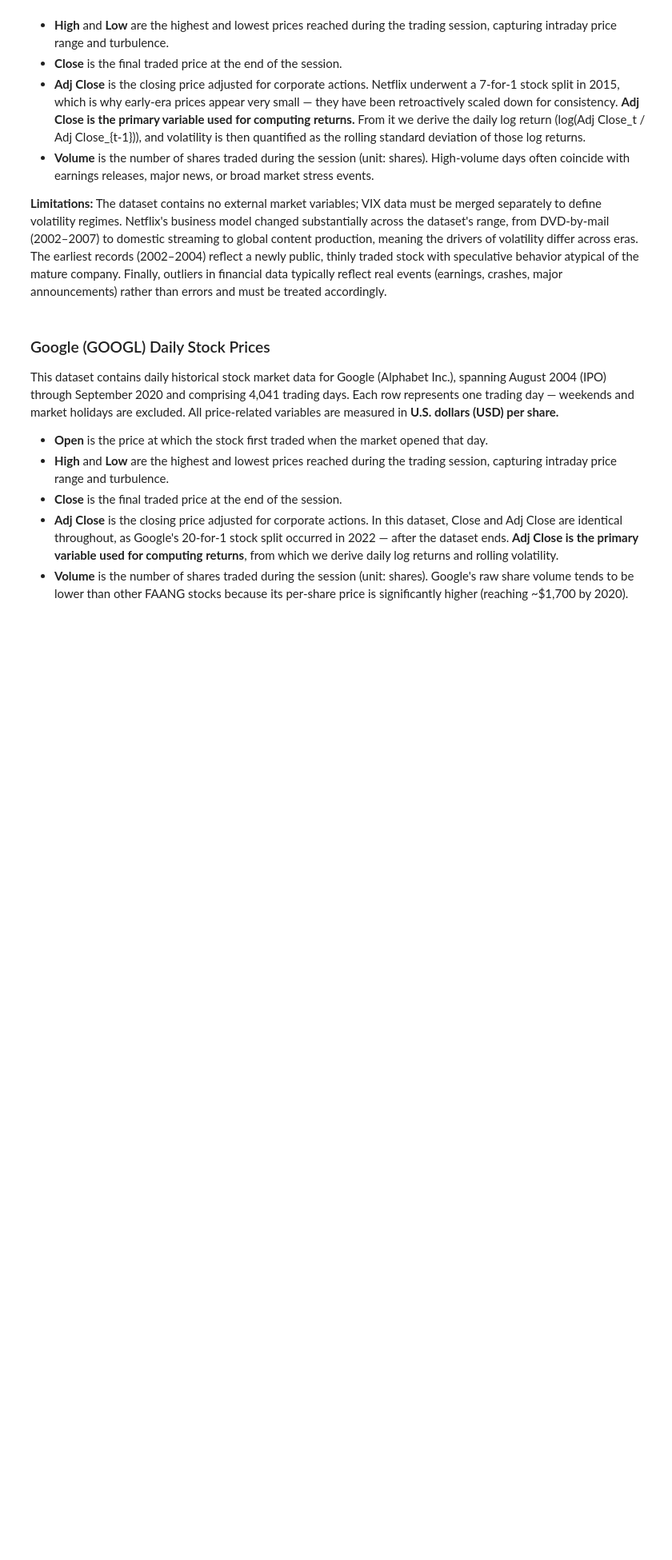
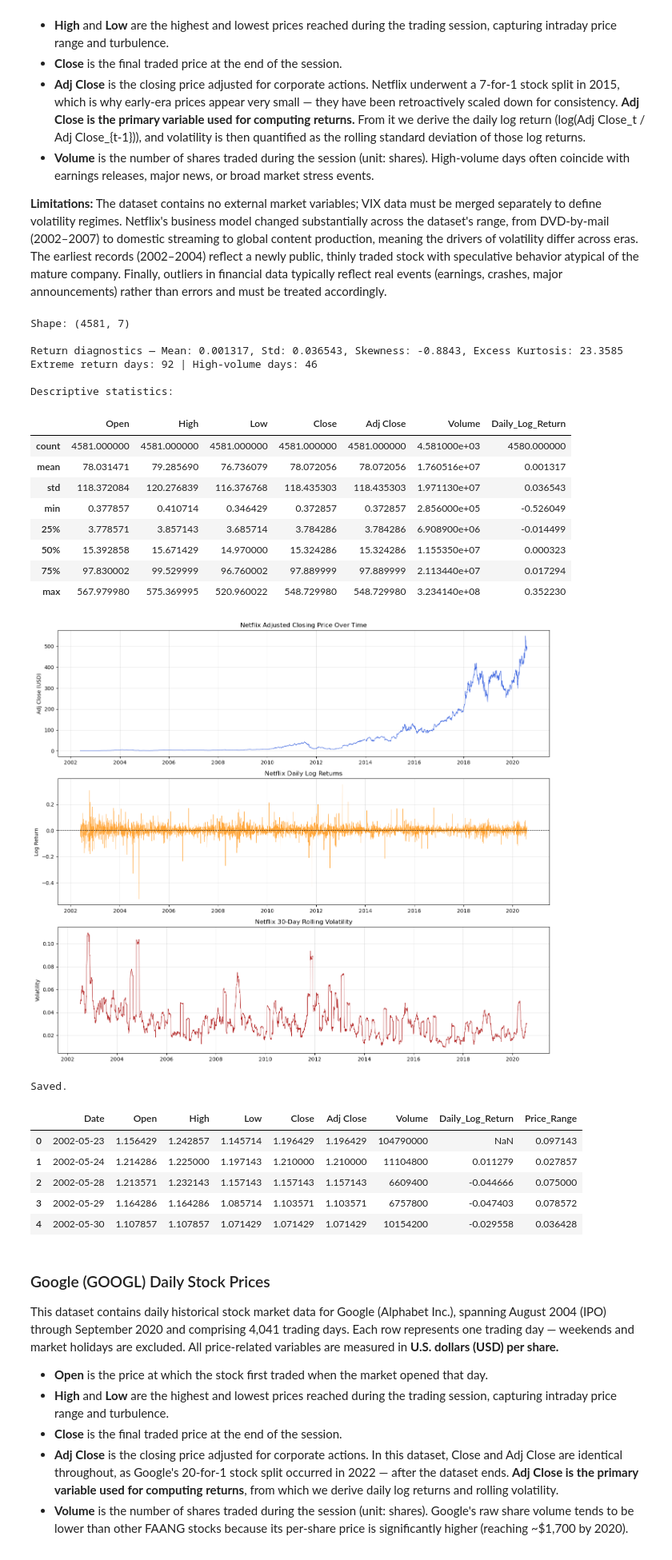
Before and after one commit to COGS108/Group086_WI26, a Jupyter notebook: 03-FinalProject.ipynb, the cells around one changed output. Shown at 80% size. Drawn from its saved outputs; the diff is of its cells as text; code cells hidden in the pictures; blank space fills up the shorter version.

```diff
--- a/03-FinalProject.ipynb
+++ b/03-FinalProject.ipynb
@@ -183,3 +180,82 @@ This dataset contains daily historical stock market data for Netflix (NFLX), spa
+# %%
+import pandas as pd
+import numpy as np
+import matplotlib.pyplot as plt
+import seaborn as sns
+from pathlib import Path
+
+# ── Shared constants ───────────────────────────────────────────────────────────
+NUM_COLS = ["Open", "High", "Low", "Close", "Adj Close", "Volume"]
+
+INTERIM_DIR   = Path("data/01-interim")
+PROCESSED_DIR = Path("data/02-processed")
+INTERIM_DIR.mkdir(parents=True, exist_ok=True)
+PROCESSED_DIR.mkdir(parents=True, exist_ok=True)
+
+# ── Netflix ────────────────────────────────────────────────────────────────────
+df = pd.read_csv(Path("data/00-raw/Netflix.csv"))
+df.columns = [c.strip() for c in df.columns]
+df["Date"] = pd.to_datetime(df["Date"], errors="coerce")
+df = df.sort_values("Date").reset_index(drop=True)
+for c in NUM_COLS:
+    df[c] = pd.to_numeric(df[c], errors="coerce")
+
+# No missing values, no suspicious OHLC rows — confirmed on first run
+print(f"Shape: {df.shape}")
+
+# Log returns
+df["Daily_Log_Return"] = np.log(df["Adj Close"] / df["Adj Close"].shift(1))
+df["Price_Range"]      = df["High"] - df["Low"]
+
+ret = df["Daily_Log_Return"].dropna()
+print(f"\nReturn diagnostics — Mean: {ret.mean():.6f}, Std: {ret.std():.6f}, "
+      f"Skewness: {ret.skew():.4f}, Excess Kurtosis: {ret.kurtosis():.4f}")
+
+# Outlier flagging (counts only — flagged rows are kept, not removed)
+df["Extreme_Return"] = (df["Daily_Log_Return"] <= ret.quantile(0.01)) | (df["Daily_Log_Return"] >= ret.quantile(0.99))
+df["High_Volume"]    = df["Volume"] >= df["Volume"].quantile(0.99)
+print(f"Extreme return days: {df['Extreme_Return'].sum()} | High-volume days: {df['High_Volume'].sum()}")
+
+print("\nDescriptive statistics:"); display(df[NUM_COLS + ["Daily_Log_Return"]].describe())
+
+fig, axes = plt.subplots(3, 1, figsize=(14, 12))
+axes[0].plot(df["Date"], df["Adj Close"], color="royalblue", linewidth=0.8)
+axes[0].set_title("Netflix Adjusted Closing Price Over Time"); axes[0].set_ylabel("Adj Close (USD)"); axes[0].grid(alpha=0.3)
+axes[1].plot(df["Date"], df["Daily_Log_Return"], color="darkorange", linewidth=0.5, alpha=0.8)
+axes[1].axhline(0, color="black", linewidth=0.8, linestyle="--")
+axes[1].set_title("Netflix Daily Log Returns"); axes[1].set_ylabel("Log Return"); axes[1].grid(alpha=0.3)
+axes[2].plot(df["Date"], df["Daily_Log_Return"].rolling(30).std(), color="firebrick", linewidth=0.8)
+axes[2].set_title("Netflix 30-Day Rolling Volatility"); axes[2].set_ylabel("Volatility"); axes[2].grid(alpha=0.3)
+plt.tight_layout(); plt.show()
+
+# 0 rows dropped — save processed only
+df_clean = df.drop(columns=["Extreme_Return", "High_Volume"], errors="ignore")
+df_clean.to_csv(PROCESSED_DIR / "netflix_processed.csv", index=False)
+print("Saved."); display(df_clean.head())
+# %% [output]
+Shape: (4581, 7)
+
+Return diagnostics — Mean: 0.001317, Std: 0.036543, Skewness: -0.8843, Excess Kurtosis: 23.3585
+Extreme return days: 92 | High-volume days: 46
+
+Descriptive statistics:
+|  | Open | High | Low | Close | Adj Close | Volume | Daily_Log_Return |
+| count | 4581.000000 | 4581.000000 | 4581.000000 | 4581.000000 | 4581.000000 | 4.581000e+03 | 4580.000000 |
+| mean | 78.031471 | 79.285690 | 76.736079 | 78.072056 | 78.072056 | 1.760516e+07 | 0.001317 |
+| std | 118.372084 | 120.276839 | 116.376768 | 118.435303 | 118.435303 | 1.971130e+07 | 0.036543 |
+| min | 0.377857 | 0.410714 | 0.346429 | 0.372857 | 0.372857 | 2.856000e+05 | -0.526049 |
+| 25% | 3.778571 | 3.857143 | 3.685714 | 3.784286 | 3.784286 | 6.908900e+06 | -0.014499 |
+| 50% | 15.392858 | 15.671429 | 14.970000 | 15.324286 | 15.324286 | 1.155350e+07 | 0.000323 |
+| 75% | 97.830002 | 99.529999 | 96.760002 | 97.889999 | 97.889999 | 2.113440e+07 | 0.017294 |
+| max | 567.979980 | 575.369995 | 520.960022 | 548.729980 | 548.729980 | 3.234140e+08 | 0.352230 |
+[figure, added]
+Saved.
+|  | Date | Open | High | Low | Close | Adj Close | Volume | Daily_Log_Return | Price_Range |
+| 0 | 2002-05-23 | 1.156429 | 1.242857 | 1.145714 | 1.196429 | 1.196429 | 104790000 | NaN | 0.097143 |
+| 1 | 2002-05-24 | 1.214286 | 1.225000 | 1.197143 | 1.210000 | 1.210000 | 11104800 | 0.011279 | 0.027857 |
+| 2 | 2002-05-28 | 1.213571 | 1.232143 | 1.157143 | 1.157143 | 1.157143 | 6609400 | -0.044666 | 0.075000 |
+| 3 | 2002-05-29 | 1.164286 | 1.164286 | 1.085714 | 1.103571 | 1.103571 | 6757800 | -0.047403 | 0.078572 |
+| 4 | 2002-05-30 | 1.107857 | 1.107857 | 1.071429 | 1.071429 | 1.071429 | 10154200 | -0.029558 | 0.036428 |
 # %% [markdown]
 ### Google (GOOGL) Daily Stock Prices
 
```
Also changed, not shown: parts of 46 cells of this notebook.
